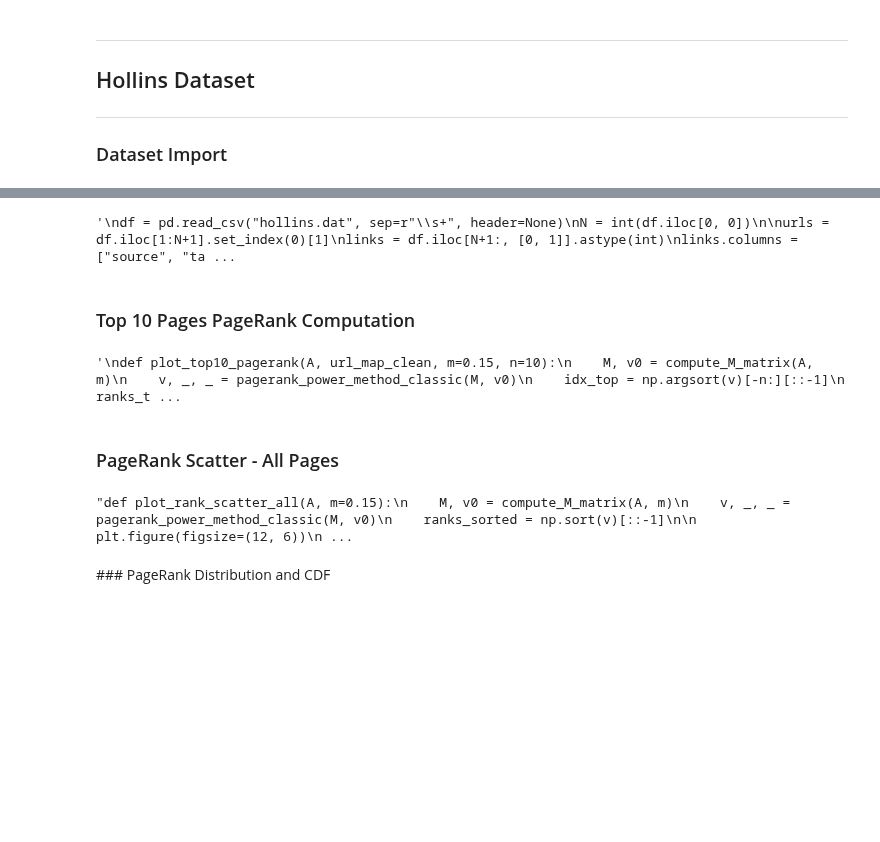
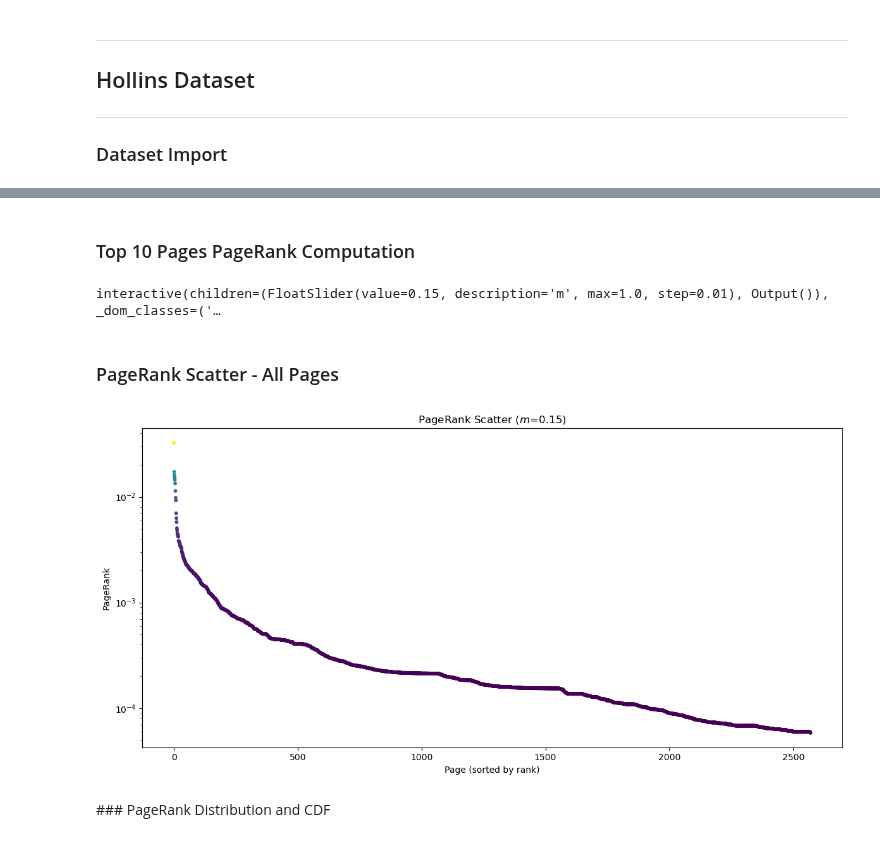
Before and after one commit to giorgiozoccatelli/ComputationalLinearAlgebra, a Jupyter notebook: PageRank/es11.ipynb, the cells around one changed output, grey strips where cells are left out. Drawn from its saved outputs; the diff is of its cells as text; code cells hidden in the pictures; blank space fills up the shorter version.

```diff
--- a/PageRank/es11.ipynb
+++ b/PageRank/es11.ipynb
@@ -38,11 +38,7 @@ from scipy.sparse import issparse, csr_matrix
 def compute_M_matrix(A, m):
     n = A.shape[0]
     S = np.ones((n, n)) / n
-    if issparse(A):
-        S_sparse = csr_matrix(S)
-        M = (1 - m) * A + m * S_sparse
-    else:
-        M = (1 - m) * A + m * S
+    M = (1 - m) * A + m * S
     v0 = np.ones(n)
     v0 /= np.linalg.norm(v0, 2)
     return M, v0
@@ -51,8 +47,6 @@ def pagerank_power_method_classic(M, v, max_iter=1000, tol=1e-10):
     lam_old = None
     lambdas = []
     errors = []
-
-    v = np.asarray(v).reshape(-1)
 
     for _ in range(max_iter):
         w = M @ v
@@ -577,33 +535,7 @@ A, url_map_clean = preprocessing(urls, links)
-# %%
-'''
-df = pd.read_csv("hollins.dat", sep=r"\s+", header=None)
-N = int(df.iloc[0, 0])
-
-urls = df.iloc[1:N+1].set_index(0)[1]
-links = df.iloc[N+1:, [0, 1]].astype(int)
-links.columns = ["source", "target"]
-
-outdeg = links["source"].value_counts()
-keep = outdeg.index.sort_values().to_numpy()
-id2idx = {id_: i for i, id_ in enumerate(keep)}
-
-links = links[links["source"].isin(keep) & links["target"].isin(keep)]
-row = links["target"].map(id2idx)
-col = links["source"].map(id2idx)
-data = 1.0 / outdeg[links["source"]].to_numpy()
-
-A = csr_matrix((data, (row, col)), shape=(len(keep), len(keep)))
-
-url_map_clean = pd.DataFrame({
-    "matrix_index": range(len(keep)),
-    "url": urls.loc[keep].to_numpy()
-})'''
-# %% [output]
-'\ndf = pd.read_csv("hollins.dat", sep=r"\\s+", header=None)\nN = int(df.iloc[0, 0])\n\nurls = df.iloc[1:N+1].set_index(0)[1]\nlinks = df.iloc[N+1:, [0, 1]].astype(int)\nlinks.columns = ["source", "ta ...
 # %% [markdown]
 ### Top 10 Pages PageRank Computation
 # %%
-'''
+
 def plot_top10_pagerank(A, url_map_clean, m=0.15, n=10):
     M, v0 = compute_M_matrix(A, m)
     v, _, _ = pagerank_power_method_classic(M, v0)
@@ -622,30 +554,28 @@ def plot_top10_pagerank(A, url_map_clean, m=0.15, n=10):
     plt.show()
 
 interact(lambda m: plot_top10_pagerank(A, url_map_clean, m, n=10),m=FloatSlider(value=0.15, min=0.0, max=1.0, step=0.01, description="m"));
-
-'''
 # %% [output]
-'\ndef plot_top10_pagerank(A, url_map_clean, m=0.15, n=10):\n    M, v0 = compute_M_matrix(A, m)\n    v, _, _ = pagerank_power_method_classic(M, v0)\n    idx_top = np.argsort(v)[-n:][::-1]\n    ranks_t ...
+interactive(children=(FloatSlider(value=0.15, description='m', max=1.0, step=0.01), Output()), _dom_classes=('…
 # %% [markdown]
 ### PageRank Scatter - All Pages
 # %%
-'''def plot_rank_scatter_all(A, m=0.15):
+def plot_rank_scatter_all(A, m=0.15):
     M, v0 = compute_M_matrix(A, m)
     v, _, _ = pagerank_power_method_classic(M, v0)
     ranks_sorted = np.sort(v)[::-1]
 
     plt.figure(figsize=(12, 6))
     plt.scatter(range(len(ranks_sorted)), ranks_sorted, s=10, c=ranks_sorted, cmap='viridis')
     plt.xlabel('Page (sorted by rank)')
     plt.ylabel('PageRank')
     plt.title(f'PageRank Scatter ($m$={m:.2f})')
     plt.yscale('log')
     plt.tight_layout()
     plt.show()
 
-plot_rank_scatter_all(A, m=0.15)'''
+plot_rank_scatter_all(A, m=0.15)
 # %% [output]
-"def plot_rank_scatter_all(A, m=0.15):\n    M, v0 = compute_M_matrix(A, m)\n    v, _, _ = pagerank_power_method_classic(M, v0)\n    ranks_sorted = np.sort(v)[::-1]\n\n    plt.figure(figsize=(12, 6))\n ...
+[figure, added]
 # %% [markdown]
 ### PageRank Distribution and CDF
 # %%
```
Also changed, not shown: parts of 9 cells of this notebook.
